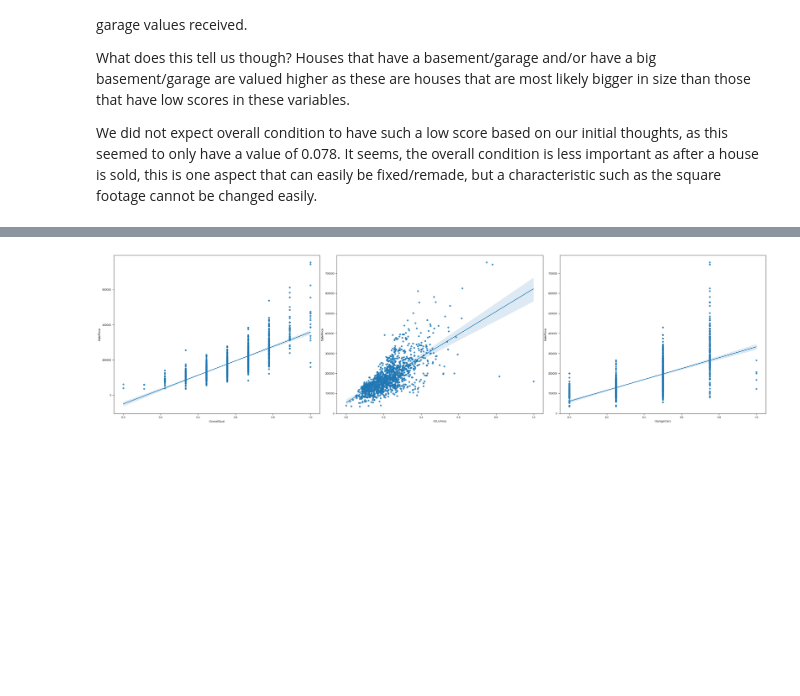
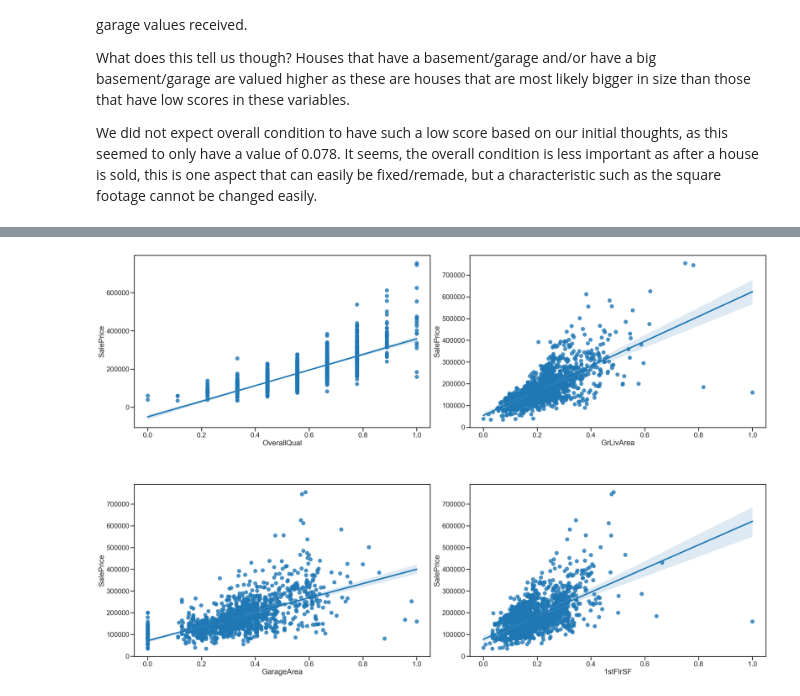
Before and after one commit to yummypugs/Data-Analytics-in-Business, a Jupyter notebook: 1.2 Correlation Matrix Training Dataset.ipynb, the cells around one changed output, grey strips where cells are left out. Cells and saved outputs as stored; diff of their text form; code cells hidden in the pictures; blank space fills up the shorter version.

```diff
--- a/1.2 Correlation Matrix Training Dataset.ipynb
+++ b/1.2 Correlation Matrix Training Dataset.ipynb
@@ -46,6 +44,8 @@ What does this tell us though? Houses that have a basement/garage and/or have a
 
 We did not expect overall condition to have such a low score based on our initial thoughts, as this seemed to only have a value of 0.078. It seems, the overall condition is less important as after a house is sold, this is one aspect that can easily be fixed/remade, but a characteristic such as the square footage cannot be changed easily.
 # %%
+sns.set_context("poster")
+sns.set_style("ticks")
 matrix = cmn.plot_matrix(data=training_data, threshold=0.6)
 #plt.title("Correlation Matrix for Most Important Variable")
 # %% [output]
@@ -54,7 +54,9 @@ matrix = cmn.plot_matrix(data=training_data, threshold=0.6)
 # %%
+sns.set_context("poster")
+sns.set_style("ticks")
 matrix = matrix.reset_index()
 #selected_columns = (matrix['index'].tolist())[:-1]
-selected_columns = ["OverallQual", "GrLivArea", "GarageCars"]
-cmn.plot_multi_scatter(columns=selected_columns, y_feature_name='SalePrice', data=training_data, column_len=3, row_len=1, fig_size=(30,7.6))
+selected_columns = ["OverallQual", "GrLivArea", "GarageArea", "1stFlrSF"]
+cmn.plot_multi_scatter(columns=selected_columns, y_feature_name='SalePrice', data=training_data, column_len=2, row_len=2, fig_size=(30,19))
 # %% [output]
-[figure, old version]
+[figure, new version]
```
Also changed, not shown: parts of 4 cells of this notebook, 6 other files.
